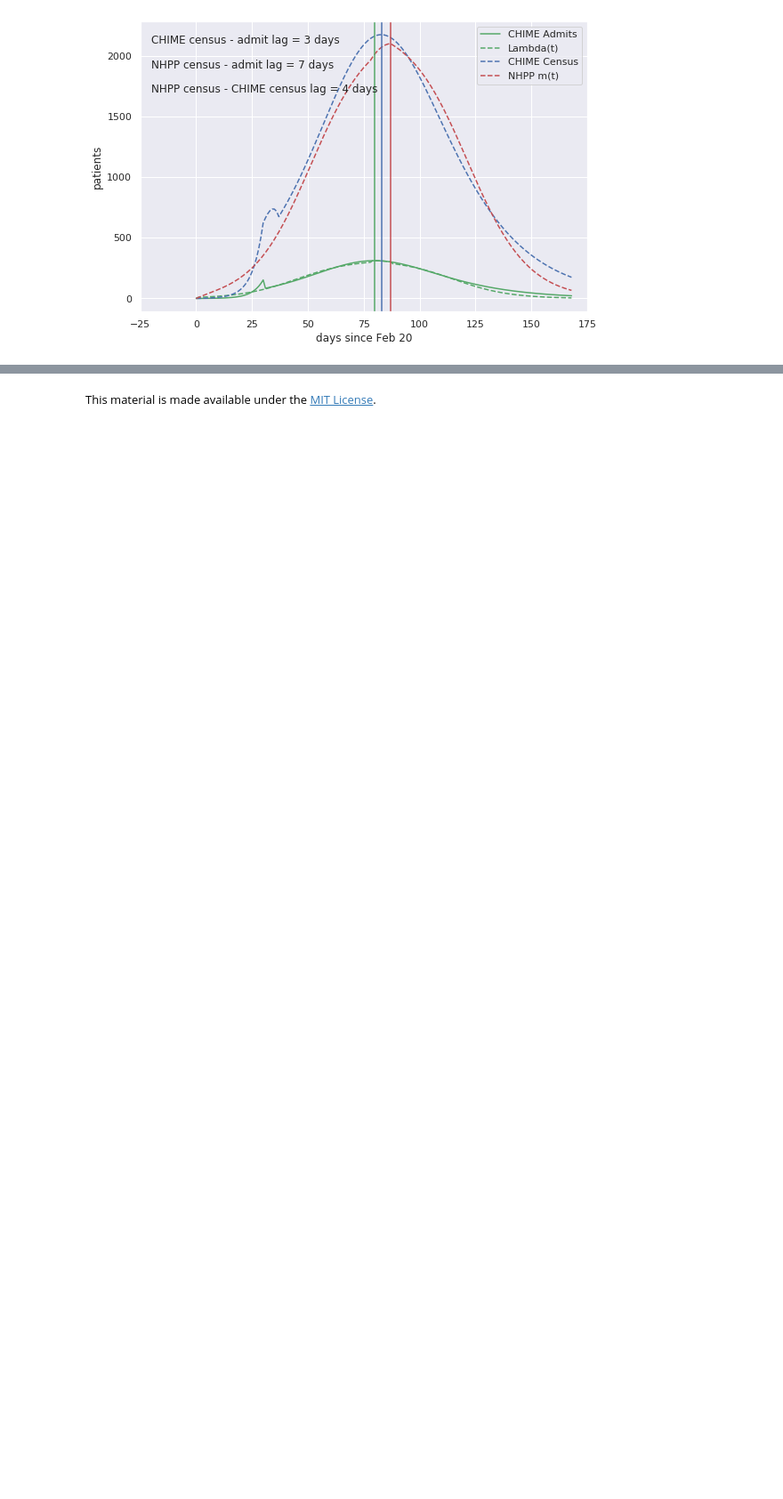
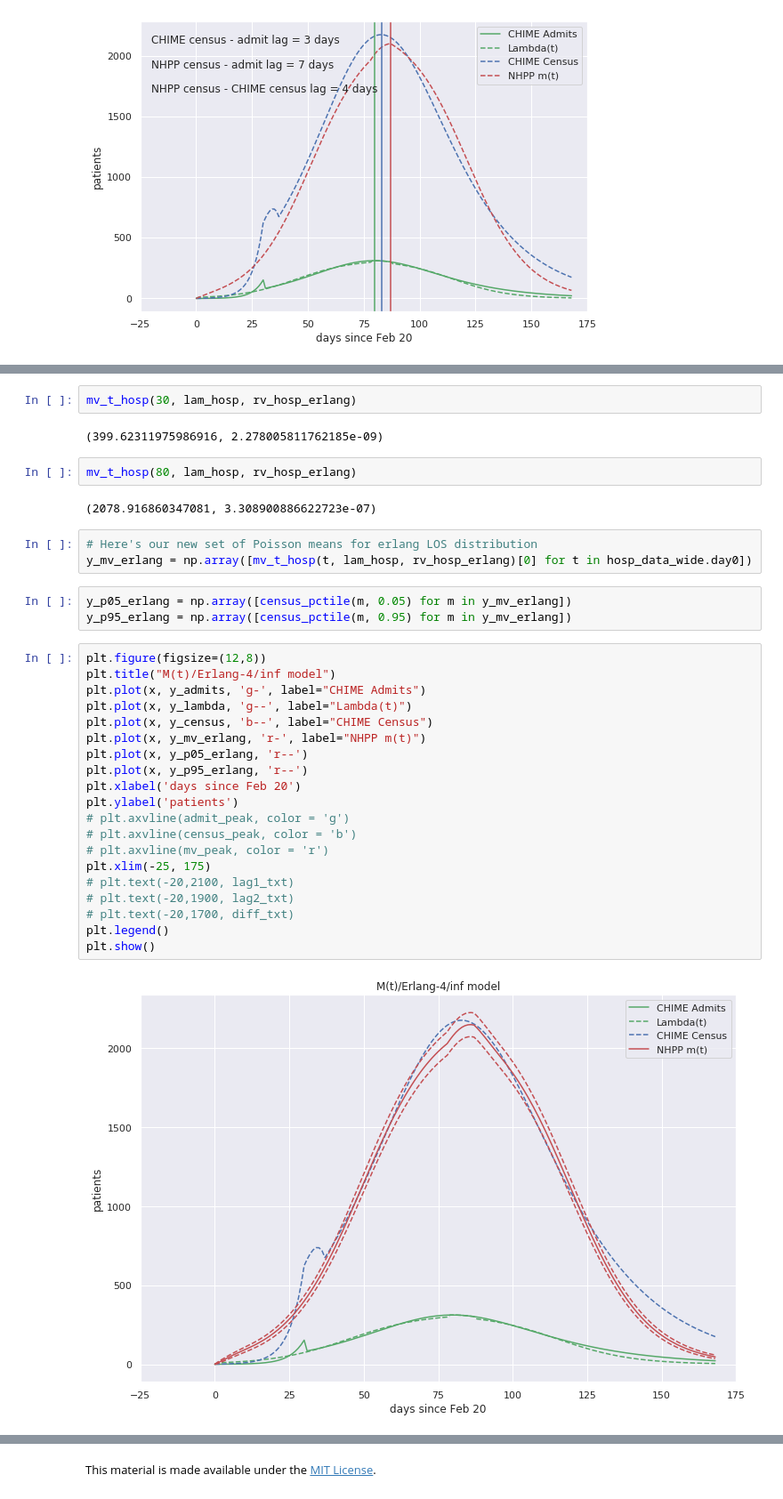
Before and after one commit to misken/c19, a Jupyter notebook: mychime/modeling/chime_flow_resources_p2.ipynb, the cells around one changed output, grey strips where cells are left out. Shown at 89% size. Cells and saved outputs as stored; diff of their text form; blank space fills up the shorter version.

```diff
--- a/mychime/modeling/chime_flow_resources_p2.ipynb
+++ b/mychime/modeling/chime_flow_resources_p2.ipynb
@@ -979,0 +805,36 @@ Hopefully this helps clarify how CHIME is currently computing resource use. In t
+# %%
+mv_t_hosp(30, lam_hosp, rv_hosp_erlang)
+# %% [output]
+(399.62311975986916, 2.278005811762185e-09)
+# %%
+mv_t_hosp(80, lam_hosp, rv_hosp_erlang)
+# %% [output]
+(2078.916860347081, 3.308900886622723e-07)
+# %%
+# Here's our new set of Poisson means for erlang LOS distribution
+y_mv_erlang = np.array([mv_t_hosp(t, lam_hosp, rv_hosp_erlang)[0] for t in hosp_data_wide.day0])
+# %%
+y_p05_erlang = np.array([census_pctile(m, 0.05) for m in y_mv_erlang])
+y_p95_erlang = np.array([census_pctile(m, 0.95) for m in y_mv_erlang])
+# %%
+plt.figure(figsize=(12,8))
+plt.title("M(t)/Erlang-4/inf model")
+plt.plot(x, y_admits, 'g-', label="CHIME Admits")
+plt.plot(x, y_lambda, 'g--', label="Lambda(t)")
+plt.plot(x, y_census, 'b--', label="CHIME Census")
+plt.plot(x, y_mv_erlang, 'r-', label="NHPP m(t)")
+plt.plot(x, y_p05_erlang, 'r--')
+plt.plot(x, y_p95_erlang, 'r--')
+plt.xlabel('days since Feb 20')
+plt.ylabel('patients')
+# plt.axvline(admit_peak, color = 'g')
+# plt.axvline(census_peak, color = 'b')
+# plt.axvline(mv_peak, color = 'r')
+plt.xlim(-25, 175)
+# plt.text(-20,2100, lag1_txt)
+# plt.text(-20,1900, lag2_txt)
+# plt.text(-20,1700, diff_txt)
+plt.legend()
+plt.show()
+# %% [output]
+[figure, added]
```
Also changed, not shown: parts of 58 cells of this notebook.
